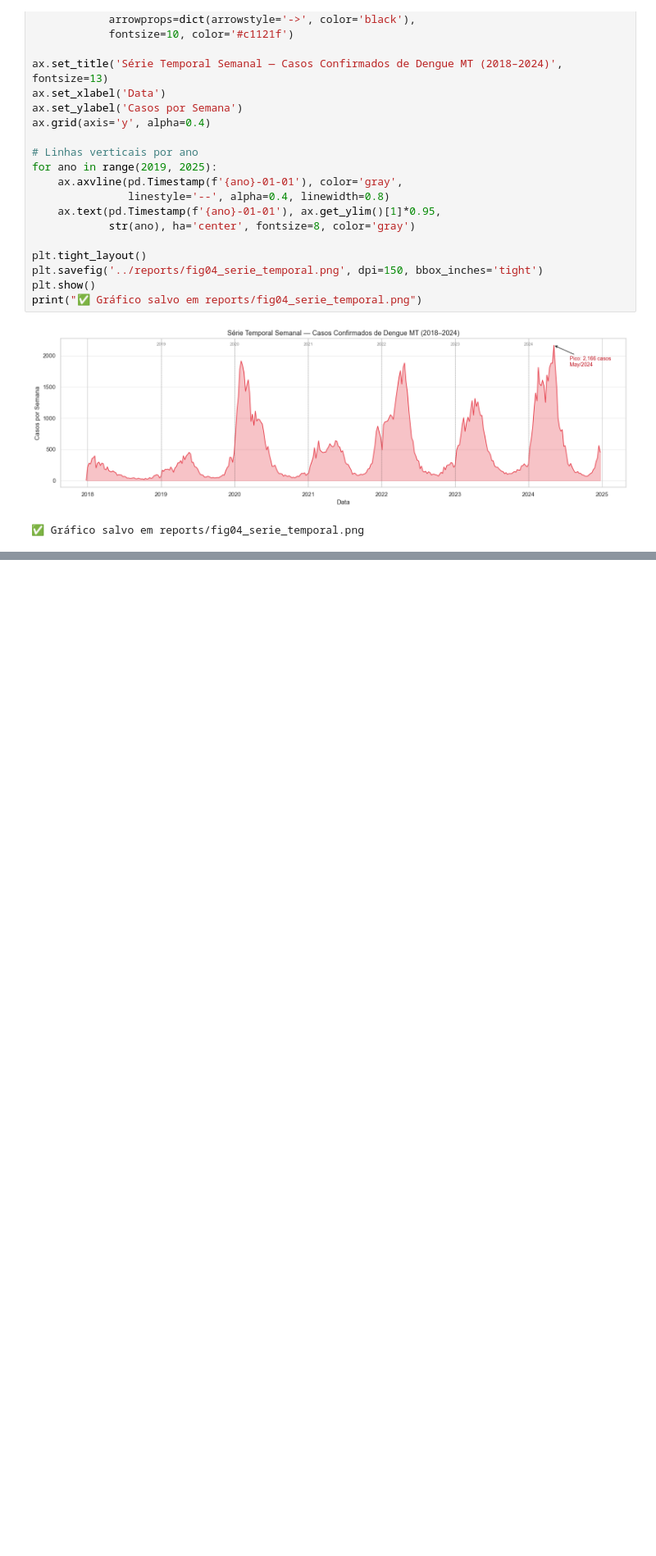
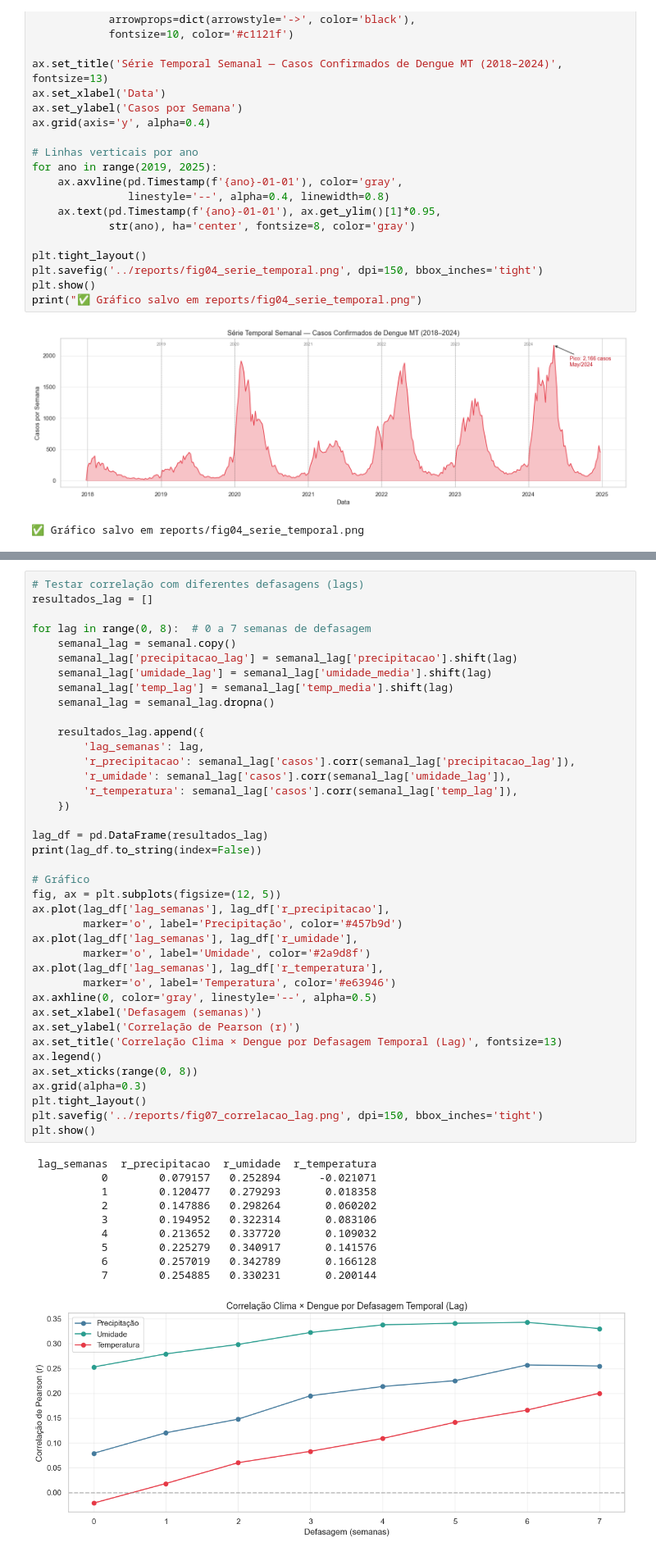
Before and after one commit to ediney-magalhaes/dengue-mt, a Jupyter notebook: notebooks/01_eda_exploratoria.ipynb, the cells around one changed output, grey strips where cells are left out. Shown at 82% size. Cells and saved outputs as stored; diff of their text form; blank space fills up the shorter version.

```diff
--- a/notebooks/01_eda_exploratoria.ipynb
+++ b/notebooks/01_eda_exploratoria.ipynb
@@ -333,0 +635,50 @@ print("✅ Gráfico salvo em reports/fig04_serie_temporal.png")
+# %%
+# Testar correlação com diferentes defasagens (lags)
+resultados_lag = []
+
+for lag in range(0, 8):  # 0 a 7 semanas de defasagem
+    semanal_lag = semanal.copy()
+    semanal_lag['precipitacao_lag'] = semanal_lag['precipitacao'].shift(lag)
+    semanal_lag['umidade_lag'] = semanal_lag['umidade_media'].shift(lag)
+    semanal_lag['temp_lag'] = semanal_lag['temp_media'].shift(lag)
+    semanal_lag = semanal_lag.dropna()
+
+    resultados_lag.append({
+        'lag_semanas': lag,
+        'r_precipitacao': semanal_lag['casos'].corr(semanal_lag['precipitacao_lag']),
+        'r_umidade': semanal_lag['casos'].corr(semanal_lag['umidade_lag']),
+        'r_temperatura': semanal_lag['casos'].corr(semanal_lag['temp_lag']),
+    })
+
+lag_df = pd.DataFrame(resultados_lag)
+print(lag_df.to_string(index=False))
+
+# Gráfico
+fig, ax = plt.subplots(figsize=(12, 5))
+ax.plot(lag_df['lag_semanas'], lag_df['r_precipitacao'],
+        marker='o', label='Precipitação', color='#457b9d')
+ax.plot(lag_df['lag_semanas'], lag_df['r_umidade'],
+        marker='o', label='Umidade', color='#2a9d8f')
+ax.plot(lag_df['lag_semanas'], lag_df['r_temperatura'],
+        marker='o', label='Temperatura', color='#e63946')
+ax.axhline(0, color='gray', linestyle='--', alpha=0.5)
+ax.set_xlabel('Defasagem (semanas)')
+ax.set_ylabel('Correlação de Pearson (r)')
+ax.set_title('Correlação Clima × Dengue por Defasagem Temporal (Lag)', fontsize=13)
+ax.legend()
+ax.set_xticks(range(0, 8))
+ax.grid(alpha=0.3)
+plt.tight_layout()
+plt.savefig('../reports/fig07_correlacao_lag.png', dpi=150, bbox_inches='tight')
+plt.show()
+# %% [output]
+ lag_semanas  r_precipitacao  r_umidade  r_temperatura
+           0        0.079157   0.252894      -0.021071
+           1        0.120477   0.279293       0.018358
+           2        0.147886   0.298264       0.060202
+           3        0.194952   0.322314       0.083106
+           4        0.213652   0.337720       0.109032
+           5        0.225279   0.340917       0.141576
+           6        0.257019   0.342789       0.166128
+           7        0.254885   0.330231       0.200144
+[figure, added]
```
Also changed, not shown: parts of 7 cells of this notebook, 3 other files.
